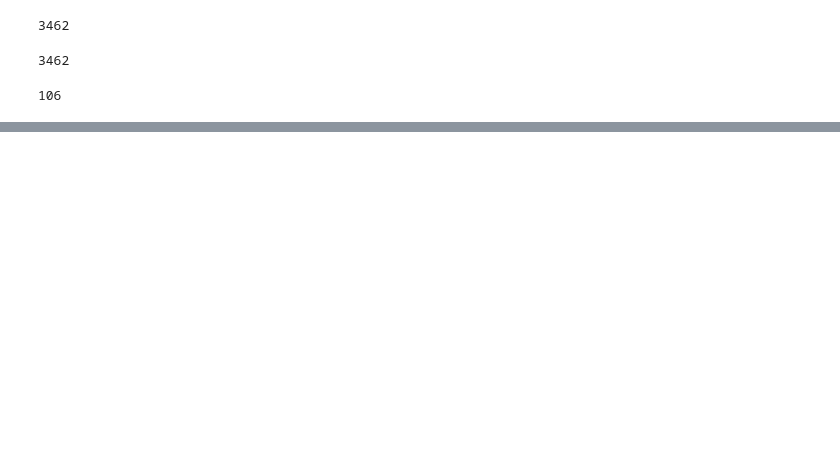
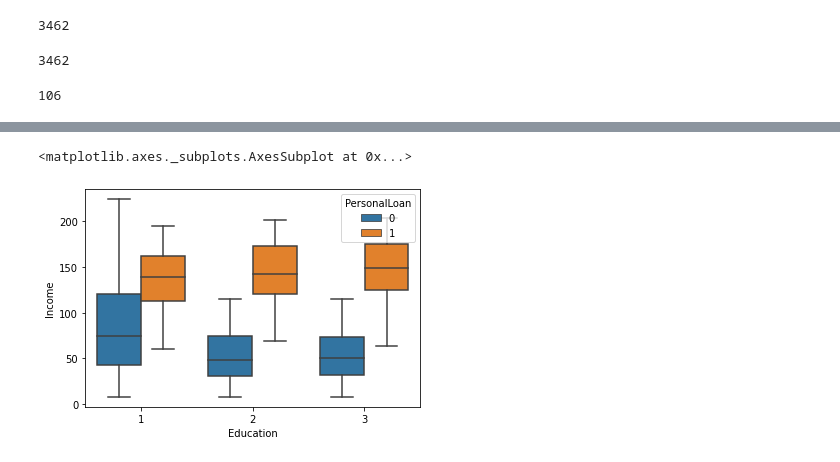
Before and after one commit to yash-rai22/Marketing-Campaign-for-Banking-Products, a Jupyter notebook: MLproject.ipynb, the cells around one changed output, grey strips where cells are left out. Cells and saved outputs as stored; diff of their text form; code cells hidden in the pictures; blank space fills up the shorter version.

```diff
--- a/MLproject.ipynb
+++ b/MLproject.ipynb
@@ -100,0 +207,8 @@ df['CCAvg'].isin([0]).sum()
+# %%
+# NO SPECIFIC CORRELATION BETWEEN AGE AND PERSONAL LOAN, AS ALL AGE GROUPS HAVE PEOPLE WHO HAVE TAKEN LOAN AND WHO HAVE NOT TAKEN LOAN.
+
+#PEOPLE WHO HAVE TAKEN LOANS BELONG TO A PARTICULAR INCOME LEVEL.
+sns.boxplot(x='Education',y='Income',hue='PersonalLoan',data=df)
+# %% [output]
+<matplotlib.axes._subplots.AxesSubplot at 0x...>
+[figure, added]
```
Also changed, not shown: parts of 24 cells of this notebook.
